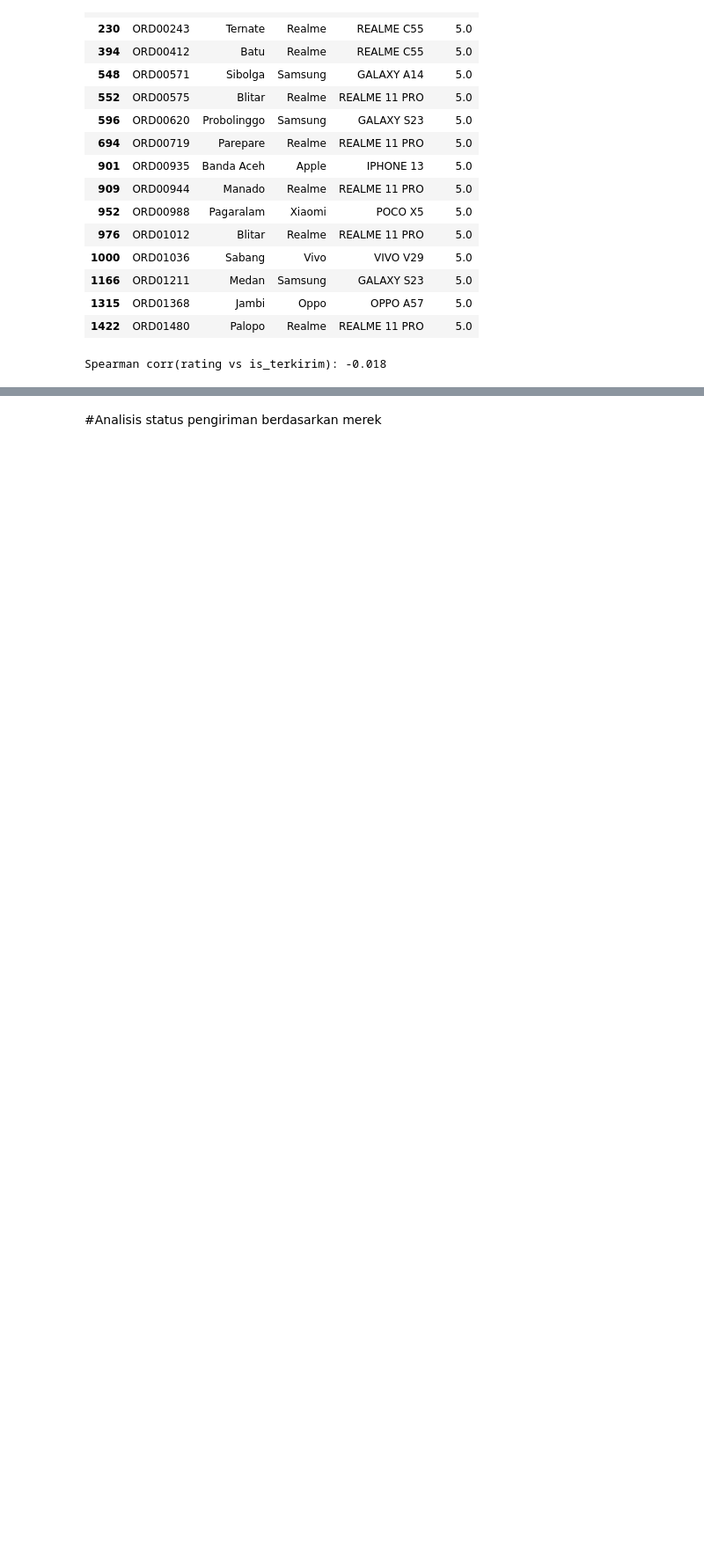
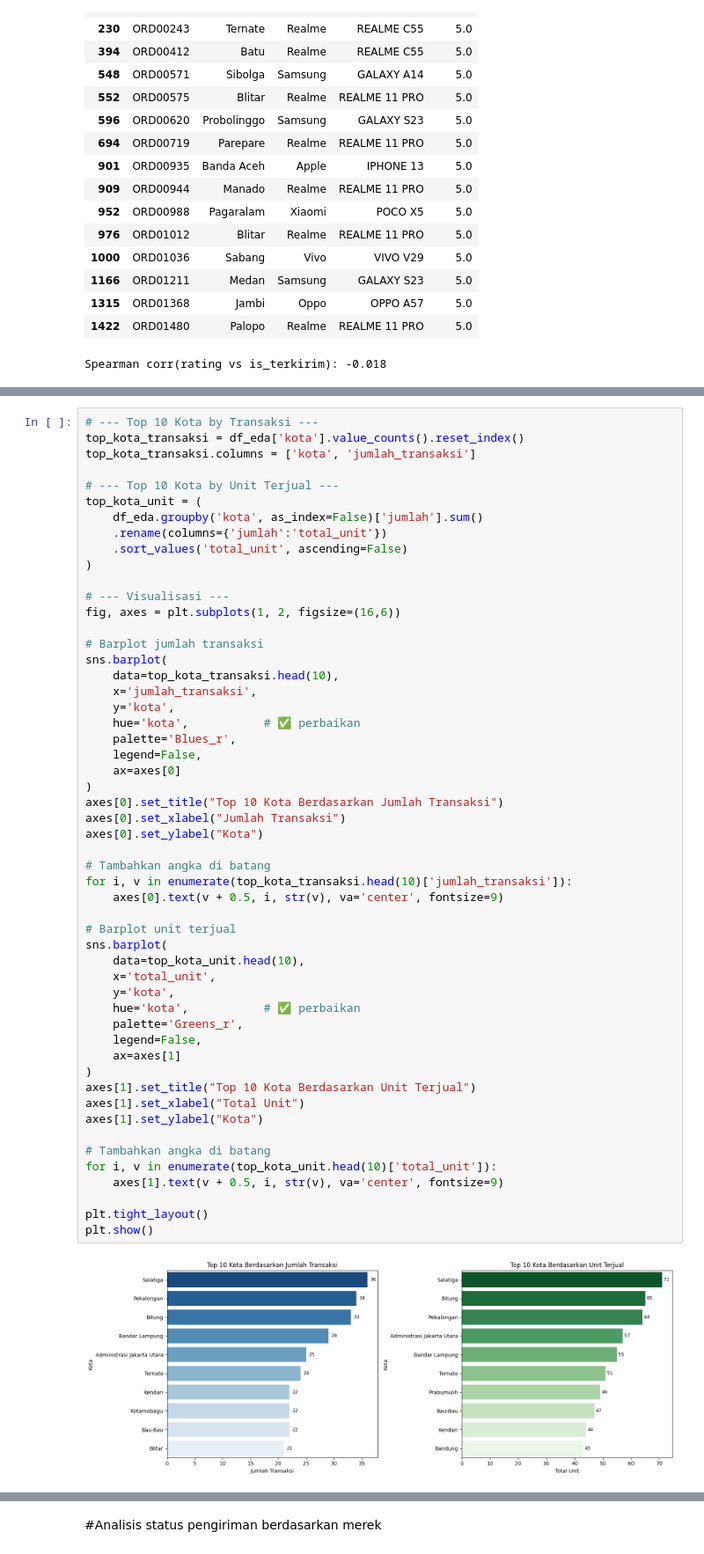
Before and after one commit to MRifdaM/SurabayaDev_Asa-Baswara_Data, a Jupyter notebook: Analisis_Penjualan_HP.ipynb, the cells around one changed output, grey strips where cells are left out. Shown at 88% size. Cells and saved outputs as stored; diff of their text form; blank space fills up the shorter version.

```diff
--- a/Analisis_Penjualan_HP.ipynb
+++ b/Analisis_Penjualan_HP.ipynb
@@ -1257,0 +1056,55 @@ Spearman corr(rating vs is_terkirim): -0.018
+# %%
+# --- Top 10 Kota by Transaksi ---
+top_kota_transaksi = df_eda['kota'].value_counts().reset_index()
+top_kota_transaksi.columns = ['kota', 'jumlah_transaksi']
+
+# --- Top 10 Kota by Unit Terjual ---
+top_kota_unit = (
+    df_eda.groupby('kota', as_index=False)['jumlah'].sum()
+    .rename(columns={'jumlah':'total_unit'})
+    .sort_values('total_unit', ascending=False)
+)
+
+# --- Visualisasi ---
+fig, axes = plt.subplots(1, 2, figsize=(16,6))
+
+# Barplot jumlah transaksi
+sns.barplot(
+    data=top_kota_transaksi.head(10),
+    x='jumlah_transaksi',
+    y='kota',
+    hue='kota',           # ✅ perbaikan
+    palette='Blues_r',
+    legend=False,
+    ax=axes[0]
+)
+axes[0].set_title("Top 10 Kota Berdasarkan Jumlah Transaksi")
+axes[0].set_xlabel("Jumlah Transaksi")
+axes[0].set_ylabel("Kota")
+
+# Tambahkan angka di batang
+for i, v in enumerate(top_kota_transaksi.head(10)['jumlah_transaksi']):
+    axes[0].text(v + 0.5, i, str(v), va='center', fontsize=9)
+
+# Barplot unit terjual
+sns.barplot(
+    data=top_kota_unit.head(10),
+    x='total_unit',
+    y='kota',
+    hue='kota',           # ✅ perbaikan
+    palette='Greens_r',
+    legend=False,
+    ax=axes[1]
+)
+axes[1].set_title("Top 10 Kota Berdasarkan Unit Terjual")
+axes[1].set_xlabel("Total Unit")
+axes[1].set_ylabel("Kota")
+
+# Tambahkan angka di batang
+for i, v in enumerate(top_kota_unit.head(10)['total_unit']):
+    axes[1].text(v + 0.5, i, str(v), va='center', fontsize=9)
+
+plt.tight_layout()
+plt.show()
+# %% [output]
+[figure, added]
```
Also changed, not shown: parts of 39 cells of this notebook.
